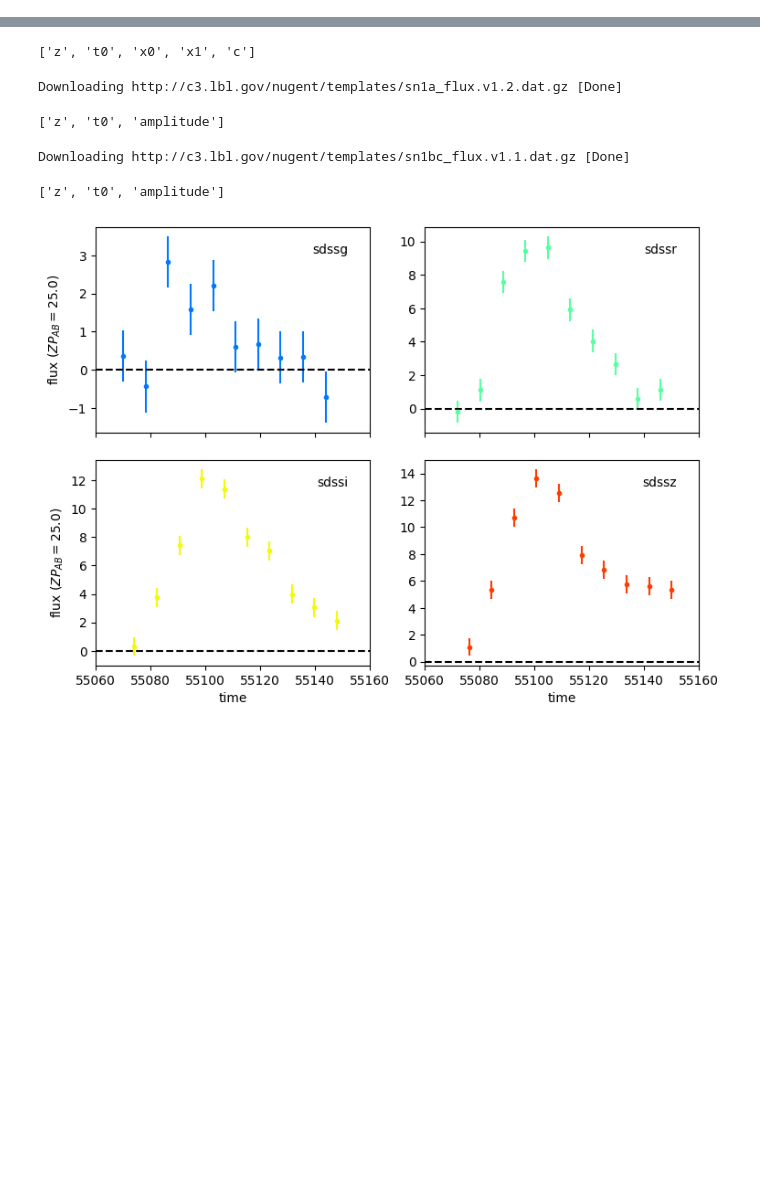
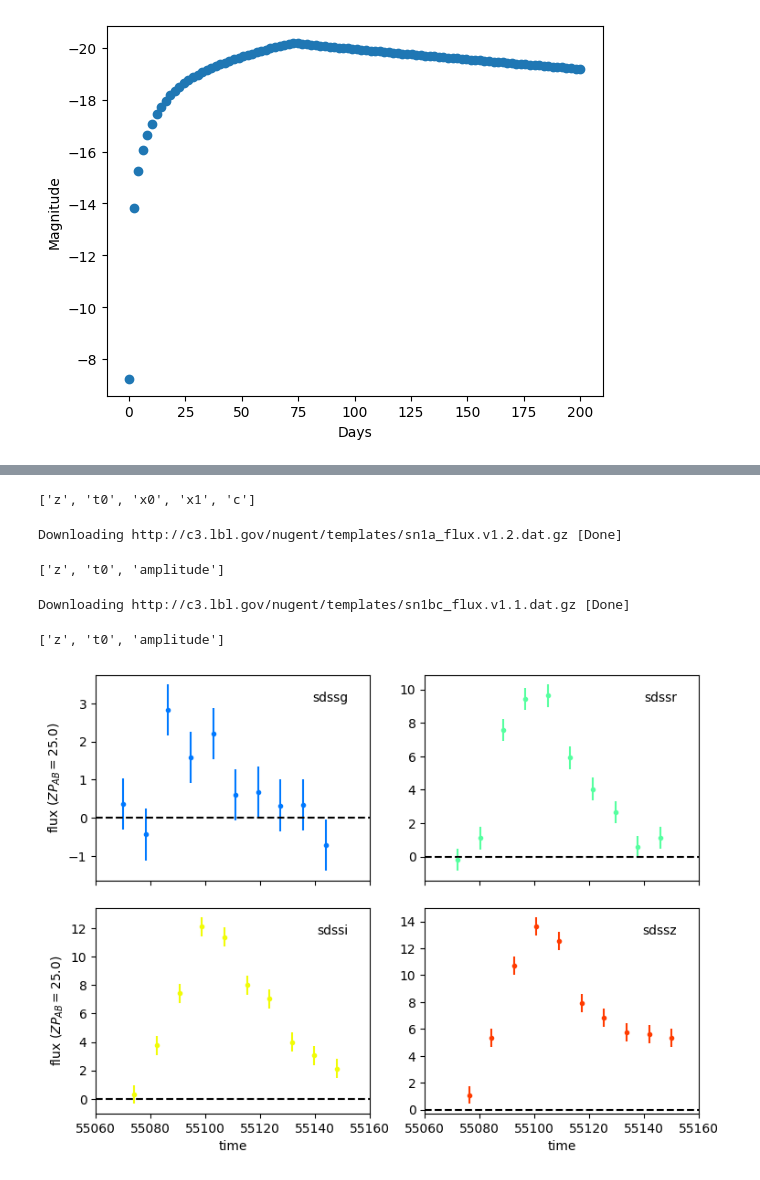
Before and after one commit to asmuzsoy/beams_ext, a Jupyter notebook: SNCosmo_test.ipynb, the cells around one changed output, grey strips where cells are left out. Drawn from its saved outputs; the diff is of its cells as text; code cells hidden in the pictures; blank space fills up the shorter version.

```diff
--- a/SNCosmo_test.ipynb
+++ b/SNCosmo_test.ipynb
@@ -26,0 +200,7 @@ Table length=40
+# %%
+# Calculate magnitude from flux
+def get_magnitude(flux):
+    fnu = ((wavelengths * u.AA)**2 * flux / c.c)
+    m = -2.5*np.log10(fnu.to(u.Jy)[9]/(3631*u.Jy))
+    dpc =1020536167.755819 # z = 0.25 in pc
+    return m - 5*(np.log10(dpc) - 1)
@@ -26,0 +251,7 @@ Table length=40
+# %%
+plt.plot(times, [get_magnitude(i) for i in max_flux[:,8]], 'o')
+plt.ylabel("Magnitude")
+plt.xlabel("Days")
+plt.gca().invert_yaxis()
+# %% [output]
+[figure, added]
```
Also changed, not shown: parts of 24 cells of this notebook, 1 other file.
